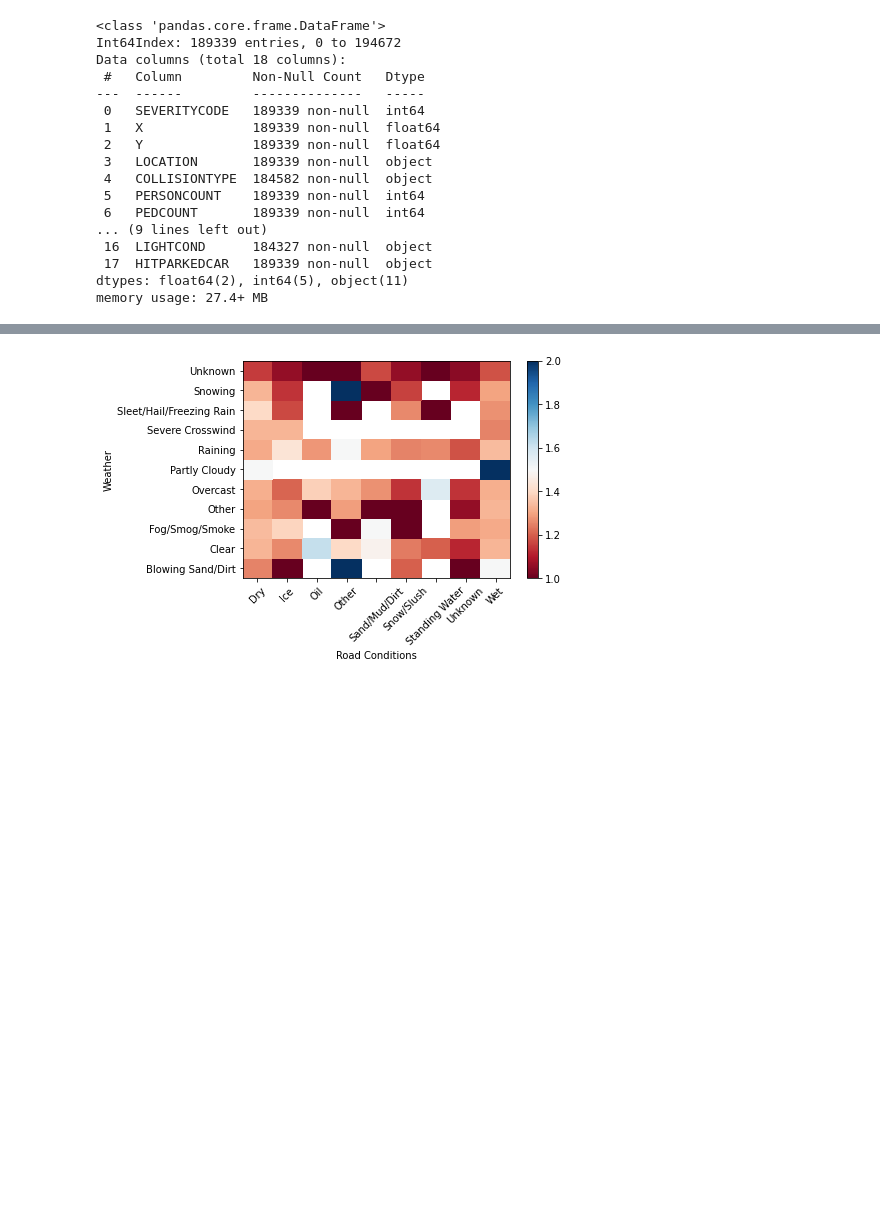
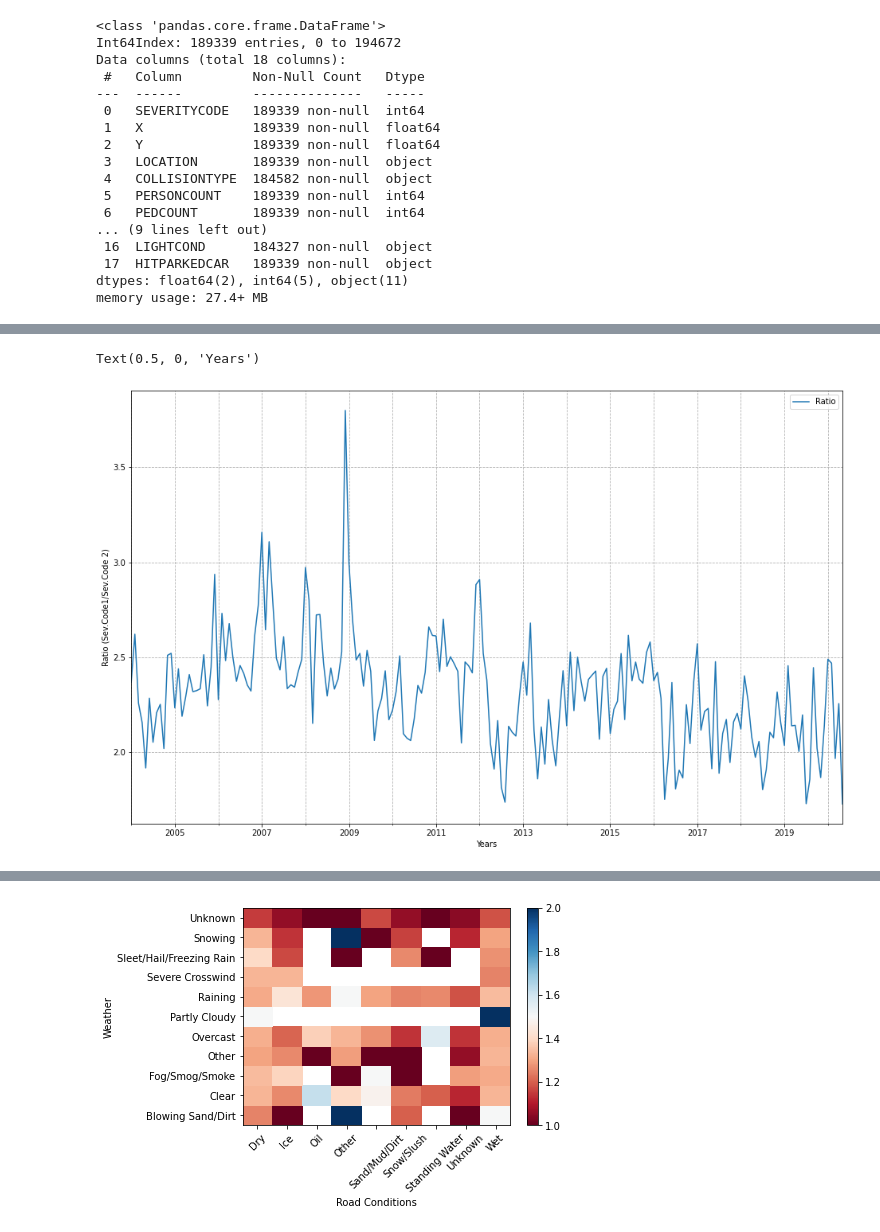
Before and after one commit to BFischer-GH/Coursera_Capstone, a Jupyter notebook: Coursera_Capstone.ipynb, the cells around one changed output, grey strips where cells are left out. Saved outputs shown, nothing was run; the diff lists cells and outputs as text; code cells hidden in the pictures; blank space fills up the shorter version.

```diff
--- a/Coursera_Capstone.ipynb
+++ b/Coursera_Capstone.ipynb
@@ -203,0 +248,19 @@ As there are still many OBJECT attributes, further investigation is done by grou
+# %%
+# It seems that that amount of cases of Sev.Code 1 is dropping whilst Sev. Code 2 is almost stable. Also it looks like a yearly patern is visible with lower accidents in the winter compared to the summer.
+# Let's see if the ratio of Sev.Code 1/2 changes over time, first let's create the ratio for each month:
+
+df_time_resamp['Ratio'] = df_time_resamp['Sev.Code 1'] / df_time_resamp['Sev.Code 2']
+
+df_time_resamp['Ratio'].head()
+
+df_ratio = df_time_resamp.drop(['Sev.Code 1', 'Sev.Code 2'], axis=1)
+# %%
+# Now let's plot this
+df_ratio.reset_index().plot(x = 'INCDATE', y = 'Ratio', figsize=(16,10))
+
+plt.grid(b=True, which='both',  linestyle='--')
+plt.ylabel('Ratio (Sev.Code1/Sev.Code 2)')
+plt.xlabel('Years')
+# %% [output]
+Text(0.5, 0, 'Years')
+[figure, added]
```
Also changed, not shown: parts of 25 cells of this notebook, 7 other files.
